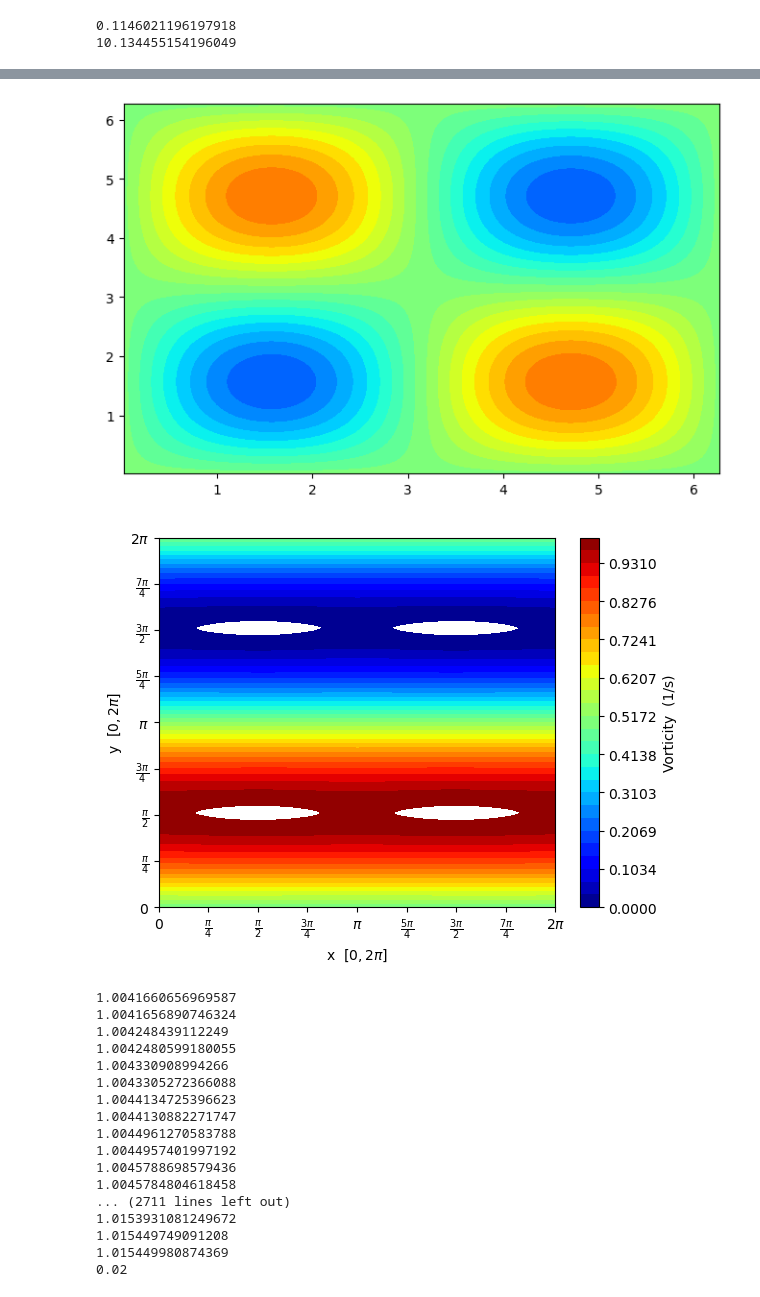
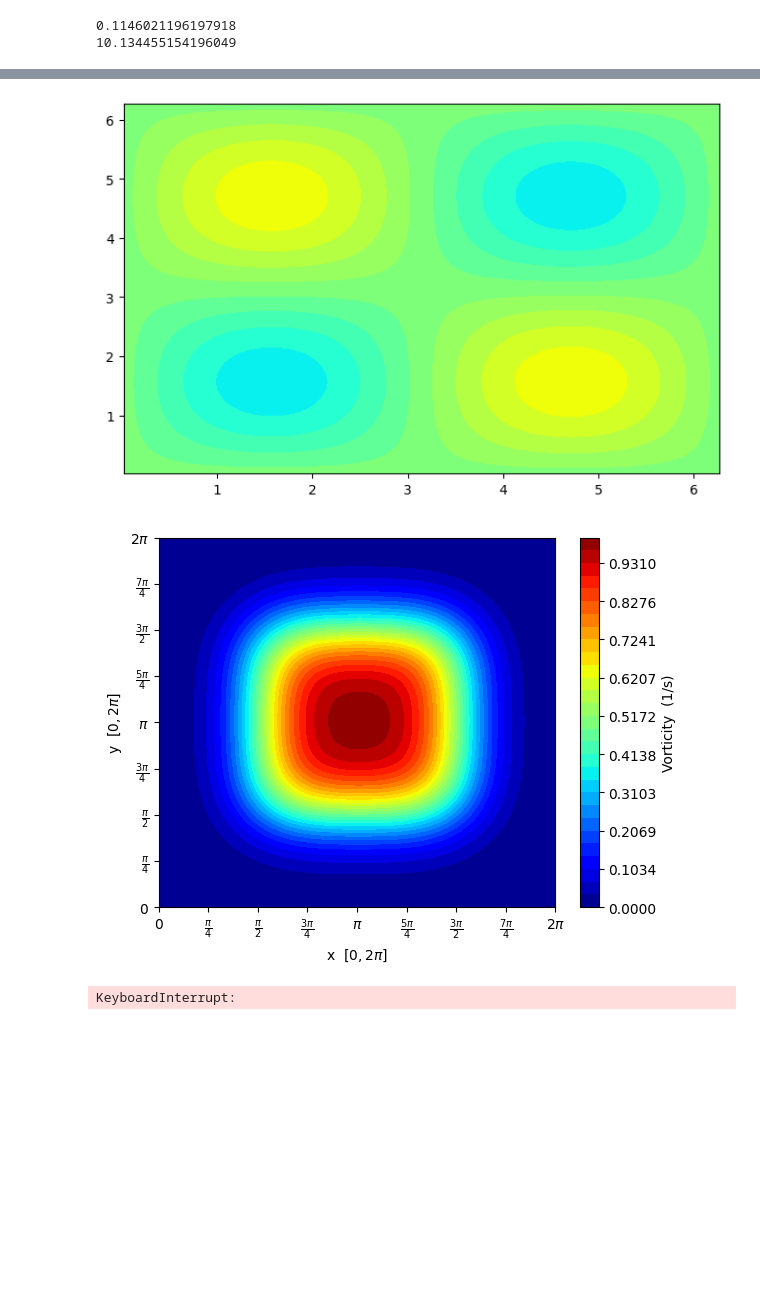
Before and after one commit to GDiBlasi/553, a Jupyter notebook: Taylor Greeen Vortex.ipynb, the cells around one changed output, grey strips where cells are left out. Cells and saved outputs as stored; diff of their text form; code cells hidden in the pictures; blank space fills up the shorter version.

```diff
--- a/Taylor Greeen Vortex.ipynb
+++ b/Taylor Greeen Vortex.ipynb
@@ -15,13 +15,13 @@ Re  = 50
 
 # x-direction variables
 
-Nx                  = 200               # Number of Nodes
+Nx                  = 512               # Number of Nodes
 x_start             = 0.0               # Physical start location
 x_end               = 2*np.pi           # Physical end location
 
 # y-direction variables
 
-Ny                  = 200               # Number of Nodes
+Ny                  = 512               # Number of Nodes
 y_start             = 0.0               # Physical start location
 y_end               = 2*np.pi           # Physical end location
 
@@ -124,11 +124,11 @@ def fill_gc_2D(V,ngc):
 def initial_condition_TGV(Y_2,delta,V,v_0,p_0,rho_0,T_0,C_v,Nx,Ny,x,y,ngc):
     for i in range(Nx):
         for j in range(Ny):
-            # width               = 2*np.pi
-            # bump_x              = 0.5 * (erf((x[i] - width / 4) / delta) - erf((x[i] - 3 * width / 4) / delta))
-            # bump_y              = 0.5 * (erf((y[j] - width / 4) / delta) - erf((y[j] - 3 * width / 4) / delta))
-            #Y_2[i, j, 0]          = bump_x * bump_y
-            Y_2[i, j, 0]          = (1+np.sin(x[i]))/2
+            width               = 2*np.pi
+            bump_x              = 0.5 * (erf((x[i] - width / 4) / delta) - erf((x[i] - 3 * width / 4) / delta))
+            bump_y              = 0.5 * (erf((y[j] - width / 4) / delta) - erf((y[j] - 3 * width / 4) / delta))
+            Y_2[i, j, 0]          = bump_x * bump_y
+            # Y_2[i, j, 0]          = (1+np.sin(x[i]))/2
             Y_2[i, j, 1]          = 1.0 - Y_2[i, j, 0]
             V[ngc+i, ngc+j, 0]  =  rho_0*Y_2[i, j, 0]
             V[ngc+i, ngc+j, 1]  =  rho_0*Y_2[i, j, 1]
@@ -351,7 +351,15 @@ while(current_time < t_end):
     #print(Q[:,:,3])
     Q[:,:,4] += (-df_dx_second_order_centered_2D((Q[:,:,4] + P[:,:]) * V[:,:,2],dx,ngc) - df_dy_second_order_centered_2D((Q[:,:,4] + P[:,:]) * V[:,:,3],dy,ngc)
     + df_dx_second_order_centered_2D(tau_xx * V[:,:,2] + tau_xy * V[:,:,3] + kappa * df_dx_second_order_centered_2D(T[:,:],dx,ngc),dx,ngc)
-    + df_dy_second_order_centered_2D(tau_xy * V[:,:,2] + tau_yy * V[:,:,3] + kappa * df_dy_second_order_centered_2D(T[:,:],dy,ngc),dy,ngc))*dt
+    + df_dy_second_order_centered_2D(tau_xy * V[:,:,2] + tau_yy * V[:,:,3] + kappa * df_dy_second_order_centered_2D(T[:,:],dy,ngc),dy,ngc)
+    + C_p*D*(
+        non_conservative_d2f_dx2_second_order_centered_2D(T[:,:] * Q[:,:,0],dx,ngc)
+        + 2*df_dx_second_order_centered_2D(df_dy_second_order_centered_2D(T[:,:] * Q[:,:,0],dy,ngc),dx,ngc)
+        + non_conservative_d2f_dx2_second_order_centered_2D(T[:,:] * Q[:,:,1],dx,ngc)
+        + 2*df_dx_second_order_centered_2D(df_dy_second_order_centered_2D(T[:,:] * Q[:,:,1],dy,ngc),dx,ngc)
+        + non_conservative_d2f_dy2_second_order_centered_2D(T[:,:] * Q[:,:,0],dy,ngc)
+        + non_conservative_d2f_dy2_second_order_centered_2D(T[:,:] * Q[:,:,1],dy,ngc)
+    ))*dt
     # + df_dx_second_order_centered_2D(C_p * T[:,:] * (J[:,:,0] + J[:,:,1]) ,dx,ngc)
     # + df_dy_second_order_centered_2D(C_p * T[:,:] * (J[:,:,0] + J[:,:,1]) ,dy,ngc))* dt
     # + df_dx_second_order_centered_2D(C_p * T[:,:] * D * (df_dx_second_order_centered_2D(V[:,:,0],dx,ngc) + df_dx_second_order_centered_2D(V[:,:,1],dx,ngc)) ,dx,ngc)
@@ -364,8 +372,12 @@ while(current_time < t_end):
     #              + kappa * (non_conservative_d2f_dx2_second_order_centered_2D(T[:,:],dx,ngc) + non_conservative_d2f_dy2_second_order_centered_2D(T[:,:],dy,ngc)))*dt
 #print(Q[:,:,4])
 
-    print(np.max(Q[:,:,0]/( V[:,:,0] + V[:,:,1])))
-    print(np.max(Q[:,:,1]/( V[:,:,0] + V[:,:,1])))
+    if (np.max(Q[:,:,0]/( V[:,:,0] + V[:,:,1])) > 1.0):
+        print(np.max(Q[:,:,0]/( V[:,:,0] + V[:,:,1])))
+    elif (np.max(Q[:,:,1]/( V[:,:,0] + V[:,:,1])) > 1.0):
+        print(np.max(Q[:,:,1]/( V[:,:,0] + V[:,:,1])))
+
+    # print(f'Time step: {dt}')
 
     # Fill ghost cells for Q
     Q[:,:,0] = fill_gc_2D(Q[:,:,0],ngc)
@@ -384,7 +396,7 @@ while(current_time < t_end):
 
     if (flag == True):          #Statement to plot when the current _time == next_plot_time
         X,Y = np.meshgrid(x,y)
-        print(current_time)
+        print(f'current_time: {current_time}')
         pyplot.figure(figsize=(8,5))
         vorticity           = df_dy_second_order_centered_2D(V[:,:,2],dy,ngc)[ngc:-ngc,ngc:-ngc] - df_dx_second_order_centered_2D(V[:,:,3],dx,ngc)[ngc:-ngc,ngc:-ngc]
         contour             = pyplot.contourf(X[ngc:-ngc,ngc:-ngc], Y[ngc:-ngc,ngc:-ngc],  vorticity, cmap = "jet",levels=np.linspace(-200,200,30)) # Used Chatgpt for levels
@@ -448,19 +458,3 @@ while(current_time < t_end):
-[figure, old version]
+[figure, new version]
-[figure, old version]
+[figure, new version]
-1.0041660656969587
-1.0041656890746324
-1.004248439112249
-1.0042480599180055
-1.004330908994266
-1.0043305272366088
-1.0044134725396623
-1.0044130882271747
-1.0044961270583788
-1.0044957401997192
-1.0045788698579436
-1.0045784804618458
-... (2711 lines left out)
-1.0153931081249672
-1.015449749091208
-1.015449980874369
-0.02
+KeyboardInterrupt:
```
Also changed, not shown: parts of 1 cell of this notebook.
